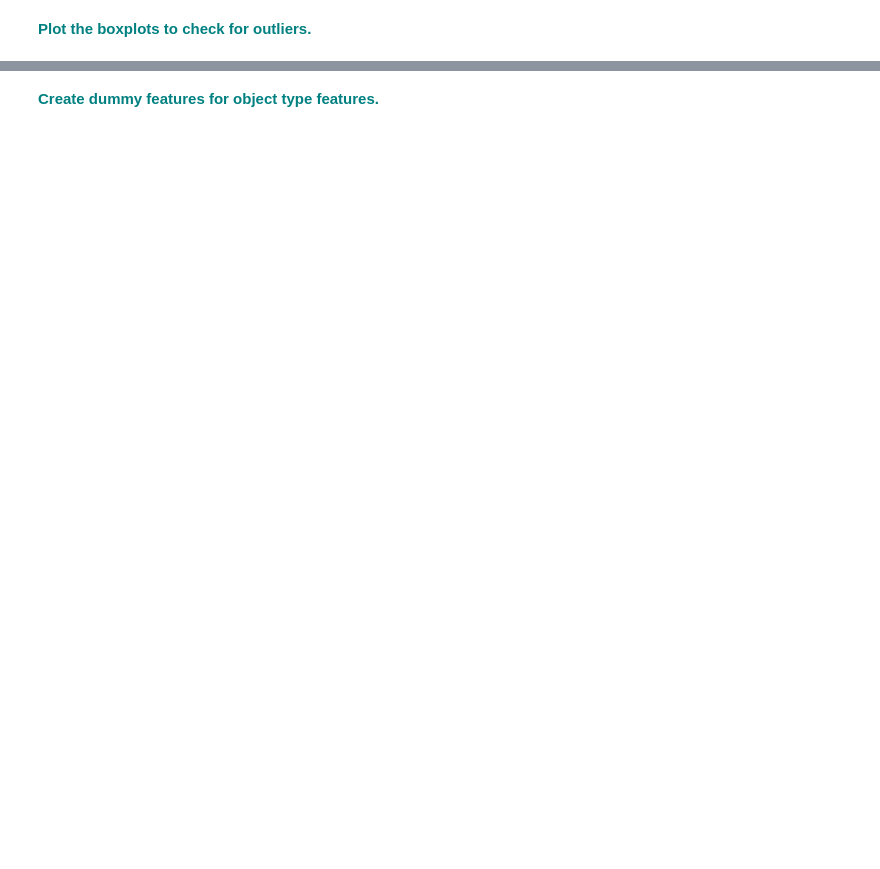
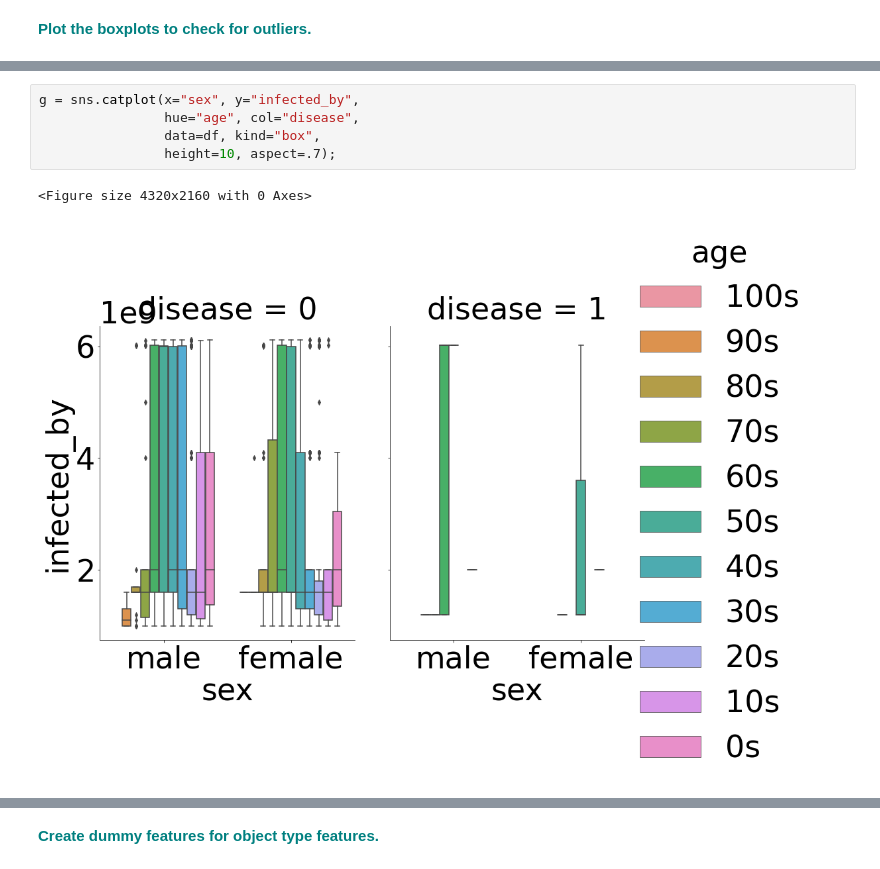
Before and after one commit to grykah/SBwork, a Jupyter notebook: RegressionProjects/RandomForest_casestudy_covid19.ipynb, the cells around one changed output, grey strips where cells are left out. Drawn from its saved outputs; the diff is of its cells as text; blank space fills up the shorter version.

```diff
--- a/RegressionProjects/RandomForest_casestudy_covid19.ipynb
+++ b/RegressionProjects/RandomForest_casestudy_covid19.ipynb
@@ -344,0 +414,8 @@ vn
+# %%
+g = sns.catplot(x="sex", y="infected_by",
+                hue="age", col="disease",
+                data=df, kind="box",
+                height=10, aspect=.7);
+# %% [output]
+<Figure size 4320x2160 with 0 Axes>
+[figure, added]
```
Also changed, not shown: parts of 33 cells of this notebook.
